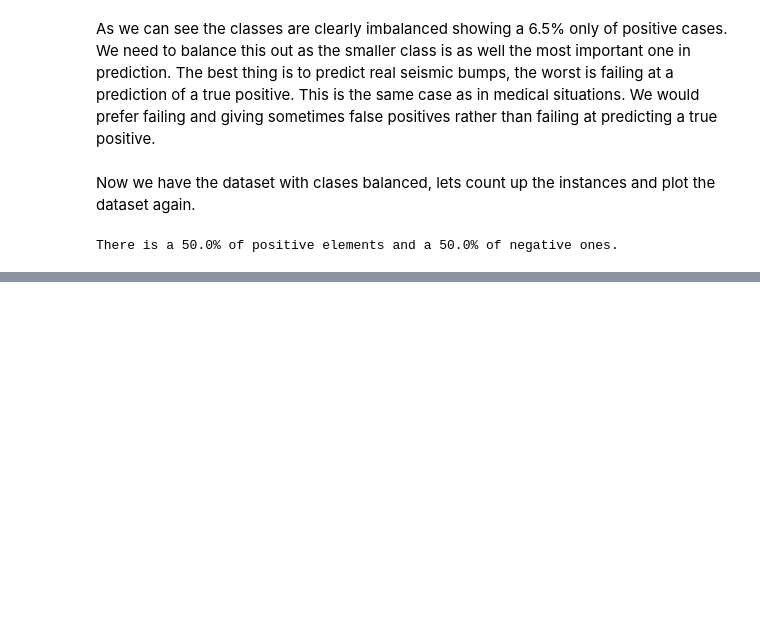
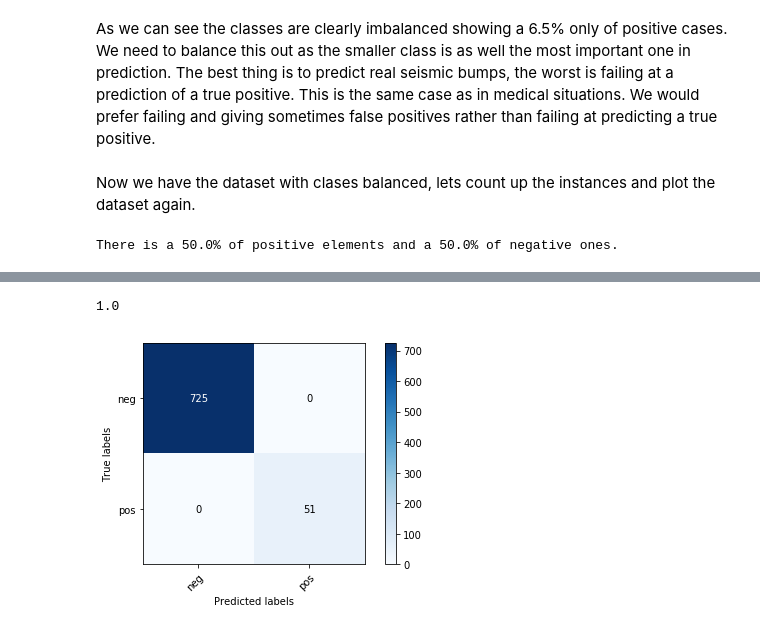
Before and after one commit to nacheteam/Seismic-Bump-Classification, a Jupyter notebook: preprocesado.ipynb, the cells around one changed output, grey strips where cells are left out. Saved outputs shown, nothing was run; the diff lists cells and outputs as text; code cells hidden in the pictures; blank space fills up the shorter version.

```diff
--- a/preprocesado.ipynb
+++ b/preprocesado.ipynb
@@ -142,0 +157,39 @@ plt.show()
+# %%
+rfor = RandomForestClassifier(n_estimators = 100, max_depth=3, random_state=123456789)
+rfor.fit(data_train_bal, labels_train_bal)
+rfor.score(data_test, labels_test)
+# %% [output]
+1.0
+# %%
+def plot_confusion_matrix(y_true, y_pred, classes,normalize=False,title=None,cmap=plt.cm.Blues):
+    cm = confusion_matrix(y_true, y_pred)
+
+    fig, ax = plt.subplots()
+    im = ax.imshow(cm, interpolation='nearest', cmap=cmap)
+    ax.figure.colorbar(im, ax=ax)
+    ax.set(xticks=np.arange(cm.shape[1]),
+           yticks=np.arange(cm.shape[0]),
+           xticklabels=classes, yticklabels=classes,
+           title=title,
+           ylabel='True labels',
+           xlabel='Predicted labels')
+
+    plt.setp(ax.get_xticklabels(), rotation=45, ha="right",
+             rotation_mode="anchor")
+
+    fmt = '.2f' if normalize else 'd'
+    thresh = cm.max() / 2.
+    for i in range(cm.shape[0]):
+        for j in range(cm.shape[1]):
+            ax.text(j, i, format(cm[i, j], fmt),
+                    ha="center", va="center",
+                    color="white" if cm[i, j] > thresh else "black")
+    fig.tight_layout()
+    return ax
+# %%
+pred = rfor.predict(data_test)
+names = ["neg","pos"]
+plot_confusion_matrix(labels_test, pred, classes=names,normalize = False)
+plt.show()
+# %% [output]
+[figure, added]
```
Also changed, not shown: parts of 9 cells of this notebook.
